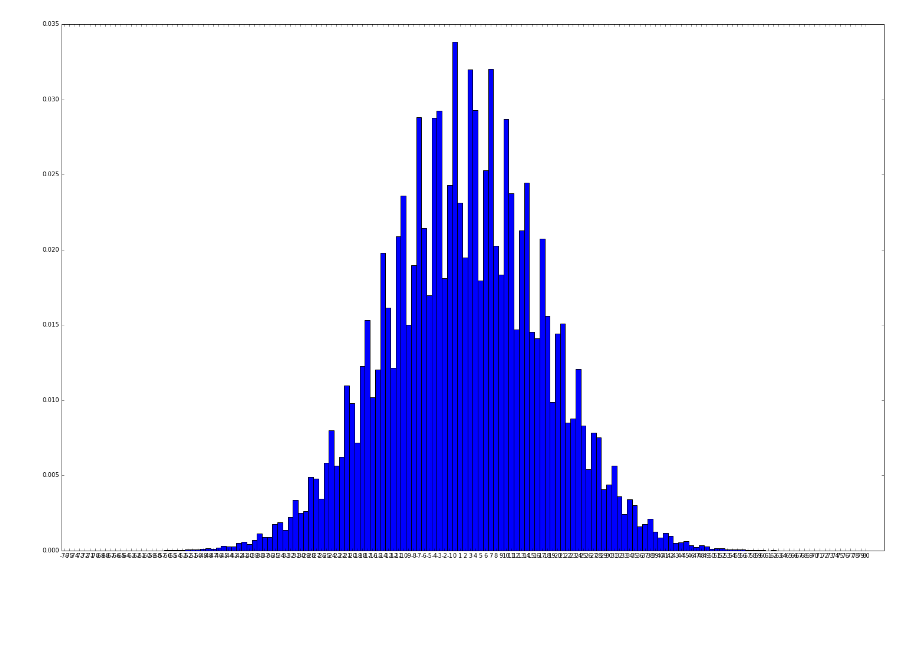
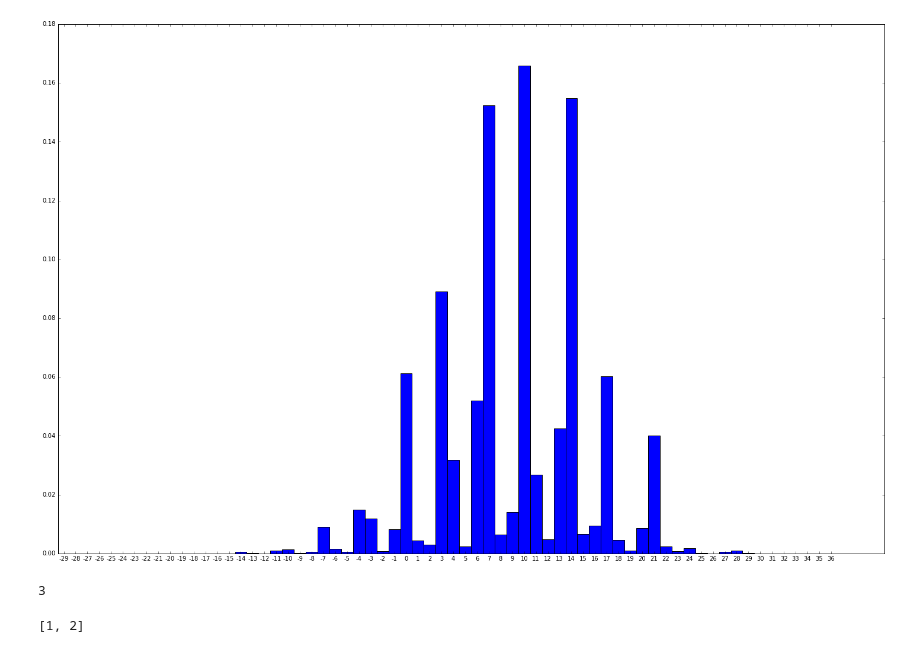
Before and after one commit to blanc15g/NFL-In-game-Probability, a Jupyter notebook: Dynamic Programming Avg.ipynb, the cells around one changed output. Drawn from its saved outputs; the diff is of its cells as text; code cells hidden in the pictures; blank space fills up the shorter version.

```diff
--- a/Dynamic Programming Avg.ipynb
+++ b/Dynamic Programming Avg.ipynb
@@ -52,3 +74,11 @@ for i in range(len(buckets) - 1):
+# %%
+def completely_in_counts(features, avg, pos_change):
+    if pos_change == 1:
+        for i in range(1,6):
+            if tuple(list(features) + [i]) not in counts:
+                return False
+        return True
+    return tuple(list(features) +[avg]) in counts
 # %%
 #remove states we can't support
 counter = 0
@@ -56,9 +86,11 @@ updated = True
 while updated:
     updated = False
     for bucket_start in counts:
+        avg = bucket_start[-1]
         for bucket_end in counts[bucket_start]:
             end = list(bucket_end)[:-1]
-            if tuple(end) not in counts and counts[bucket_start][bucket_end]:
+            pos_change = bucket_end[-1]
+            if counts[bucket_start][bucket_end] and not completely_in_counts(end, avg, pos_change):
                 counts[bucket_start][bucket_end] = 0
                 counter += 1
                 updated = True
@@ -110,5 +143,8 @@ rewards[(3,0)] = 1
 rewards[(4,0)] = 2
 for pair in list(rewards.keys()):
     rewards[(pair[0], 1-pair[1])] = -rewards[pair]
+for a,b in list(rewards.keys()):
+    for i in range(1,6):
+        rewards[(a,i,b)] = rewards[(a,b)]
 print(rewards)
 # %% [output]
@@ -117,20 +153,30 @@ defaultdict(<class 'int'>, {(0, 1): -3, (2, 0): 6, (0, 0): 3, (3, 0): 1, (1, 0):
 THRESHOLD = 10**-8
 
 @functools.lru_cache(maxsize = None)
-def predicted_score_difference(current_state, num_turns_left):
+def predicted_score_difference(current_state, num_turns_left, off_avg, def_avg):
     if num_turns_left == 0:
         answer = collections.defaultdict(float)
         answer[rewards[current_state]] = 1.0
         return answer
 
     child_score_diffs = collections.defaultdict(float)
-    state,pos = current_state[:-1], current_state[-1]
+    state, pos = current_state[:-1], current_state[-1]
+    state = tuple(list(state) + [off_avg])
+    #print(state, probabilities[state])
     for child_state in probabilities[state]:
         p = probabilities[state][child_state]
+
         child_state = list(child_state)
-        child_state[-1] = (pos + child_state[-1]) % 2
+        pos_changed = child_state[-1]
+        child_state[-1] = ((pos_changed + pos) % 2)
+
         child_state = tuple(child_state)
-        child_answer = predicted_score_difference(child_state, num_turns_left - 1)
+
+        if pos_changed:
+            child_answer = predicted_score_difference(child_state, num_turns_left - 1, def_avg, off_avg)
+        else:
+            child_answer = predicted_score_difference(child_state, num_turns_left - 1, off_avg, def_avg)
+
         for score_diff in child_answer:
             child_score_diffs[score_diff] += p * child_answer[score_diff]
 
@@ -150,10 +191,25 @@ for s, p in sorted(pdf.items()):
 # %%
+pdf = predicted_score_difference((4, 2, 2, 0), 40, 5, 1)
+score_diff = []
+probability = []
+for s, p in sorted(pdf.items()):
+    score_diff.append(s)
+    probability.append(p)
 pylab.rcParams['figure.figsize'] = (25.0, 16.0)
 indexes = np.arange(len(score_diff))
 width = 1
 
 plt.bar(indexes, probability, width)
 plt.xticks(indexes + width * 0.5, score_diff)
 plt.show()
 # %% [output]
-[figure, old version]
+[figure, new version]
+# %%
+x = [1,2,3]
+x.pop()
+# %% [output]
+3
+# %%
+x
+# %% [output]
+[1, 2]
```
Also changed, not shown: parts of 14 cells of this notebook.
